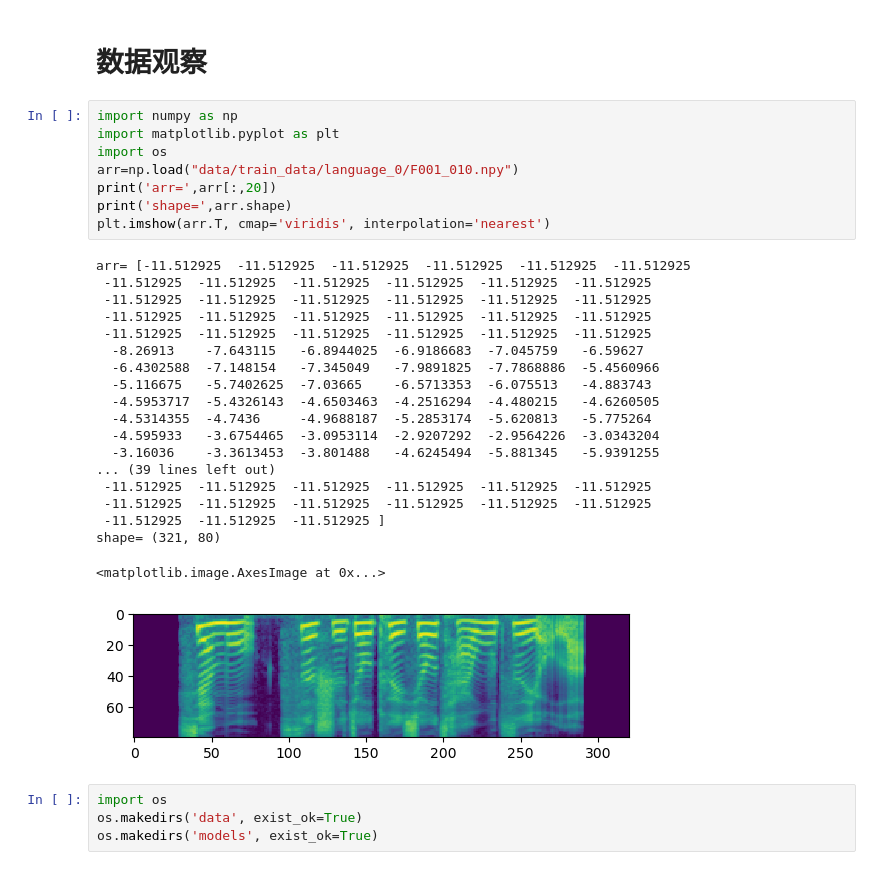
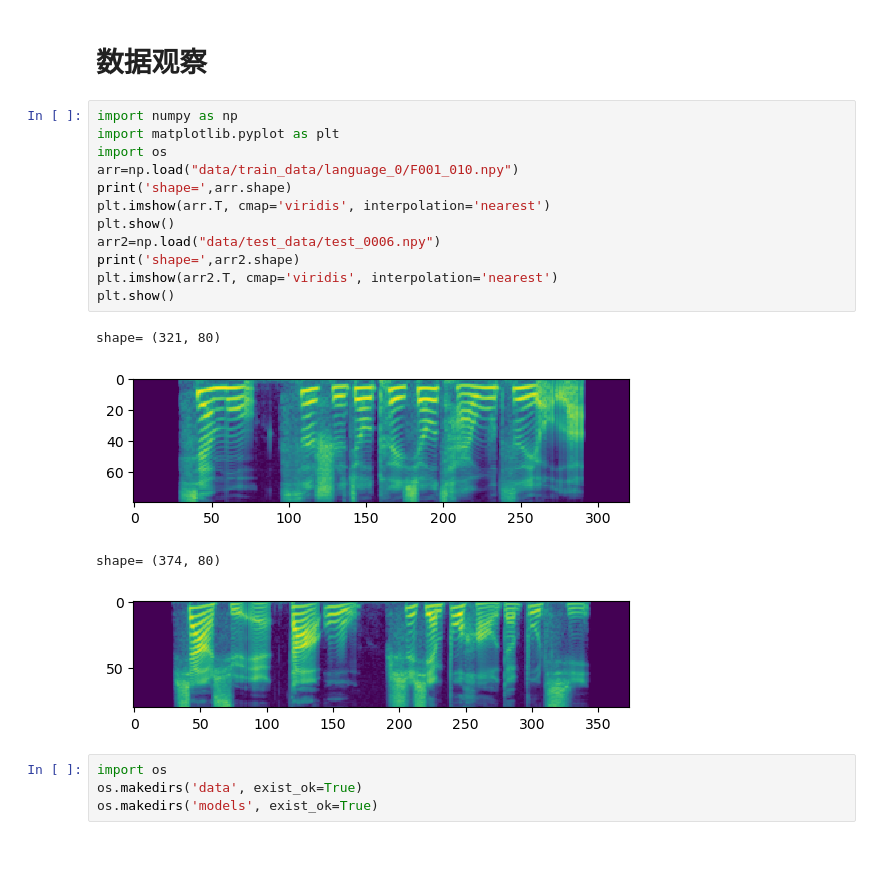
Before and after one commit to huakyouin/SpeechLangClassifier, a Jupyter notebook: main.ipynb, the cells around one changed output. Cells and saved outputs as stored; diff of their text form.

```diff
--- a/main.ipynb
+++ b/main.ipynb
@@ -27,31 +27,20 @@ os.makedirs('models', exist_ok=True)
 # %%
 import numpy as np
 import matplotlib.pyplot as plt
 import os
 arr=np.load("data/train_data/language_0/F001_010.npy")
-print('arr=',arr[:,20])
 print('shape=',arr.shape)
 plt.imshow(arr.T, cmap='viridis', interpolation='nearest')
+plt.show()
+arr2=np.load("data/test_data/test_0006.npy")
+print('shape=',arr2.shape)
+plt.imshow(arr2.T, cmap='viridis', interpolation='nearest')
+plt.show()
 # %% [output]
-arr= [-11.512925  -11.512925  -11.512925  -11.512925  -11.512925  -11.512925
- -11.512925  -11.512925  -11.512925  -11.512925  -11.512925  -11.512925
- -11.512925  -11.512925  -11.512925  -11.512925  -11.512925  -11.512925
- -11.512925  -11.512925  -11.512925  -11.512925  -11.512925  -11.512925
- -11.512925  -11.512925  -11.512925  -11.512925  -11.512925  -11.512925
-  -8.26913    -7.643115   -6.8944025  -6.9186683  -7.045759   -6.59627
-  -6.4302588  -7.148154   -7.345049   -7.9891825  -7.7868886  -5.4560966
-  -5.116675   -5.7402625  -7.03665    -6.5713353  -6.075513   -4.883743
-  -4.5953717  -5.4326143  -4.6503463  -4.2516294  -4.480215   -4.6260505
-  -4.5314355  -4.7436     -4.9688187  -5.2853174  -5.620813   -5.775264
-  -4.595933   -3.6754465  -3.0953114  -2.9207292  -2.9564226  -3.0343204
-  -3.16036    -3.3613453  -3.801488   -4.6245494  -5.881345   -5.9391255
-... (39 lines left out)
- -11.512925  -11.512925  -11.512925  -11.512925  -11.512925  -11.512925
- -11.512925  -11.512925  -11.512925  -11.512925  -11.512925  -11.512925
- -11.512925  -11.512925  -11.512925 ]
 shape= (321, 80)
+[figure]
-<matplotlib.image.AxesImage at 0x...>
+shape= (374, 80)
-[figure]
+[figure, added]
 # %%
 import os
 os.makedirs('data', exist_ok=True)
```
Also changed, not shown: parts of 8 cells of this notebook, 2 other files.
